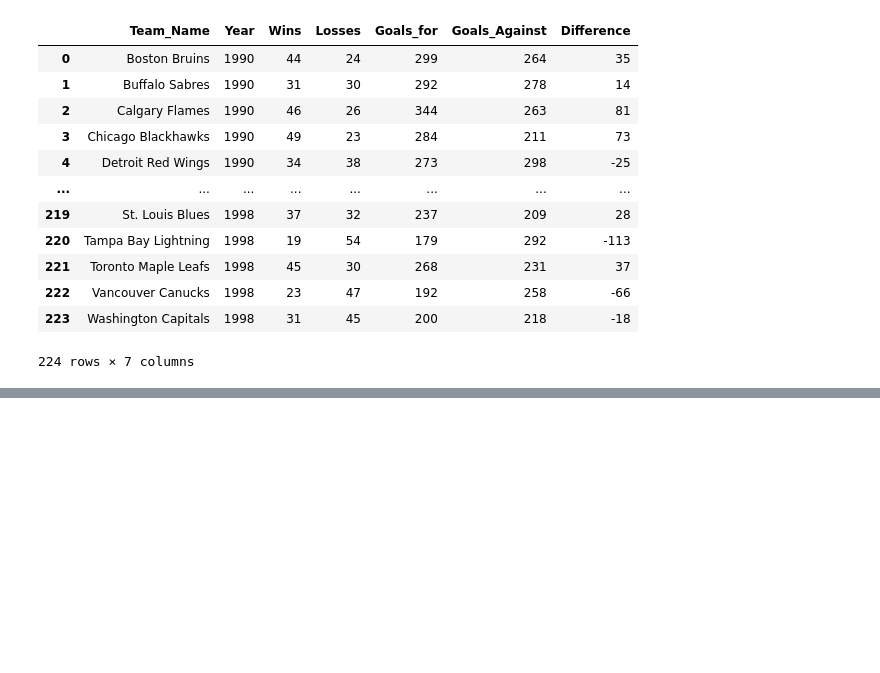
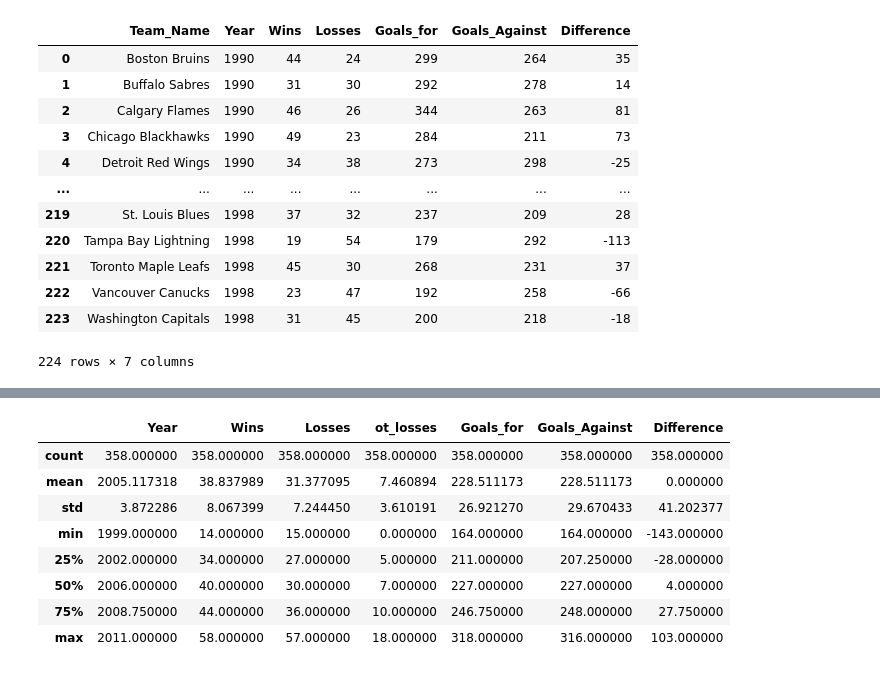
Before and after one commit to pradyumna-burly/python-webscrap-eda-project, a Jupyter notebook: EDA.ipynb, the cells around one changed output, grey strips where cells are left out. Saved outputs shown, nothing was run; the diff lists cells and outputs as text; code cells hidden in the pictures; blank space fills up the shorter version.

```diff
--- a/EDA.ipynb
+++ b/EDA.ipynb
@@ -139,0 +220,12 @@ historical_df
+# %%
+recent_df.describe()
+# %% [output]
+|  | Year | Wins | Losses | ot_losses | Goals_for | Goals_Against | Difference |
+| count | 358.000000 | 358.000000 | 358.000000 | 358.000000 | 358.000000 | 358.000000 | 358.000000 |
+| mean | 2005.117318 | 38.837989 | 31.377095 | 7.460894 | 228.511173 | 228.511173 | 0.000000 |
+| std | 3.872286 | 8.067399 | 7.244450 | 3.610191 | 26.921270 | 29.670433 | 41.202377 |
+| min | 1999.000000 | 14.000000 | 15.000000 | 0.000000 | 164.000000 | 164.000000 | -143.000000 |
+| 25% | 2002.000000 | 34.000000 | 27.000000 | 5.000000 | 211.000000 | 207.250000 | -28.000000 |
+| 50% | 2006.000000 | 40.000000 | 30.000000 | 7.000000 | 227.000000 | 227.000000 | 4.000000 |
+| 75% | 2008.750000 | 44.000000 | 36.000000 | 10.000000 | 246.750000 | 248.000000 | 27.750000 |
+| max | 2011.000000 | 58.000000 | 57.000000 | 18.000000 | 318.000000 | 316.000000 | 103.000000 |
```
Also changed, not shown: parts of 18 cells of this notebook.
